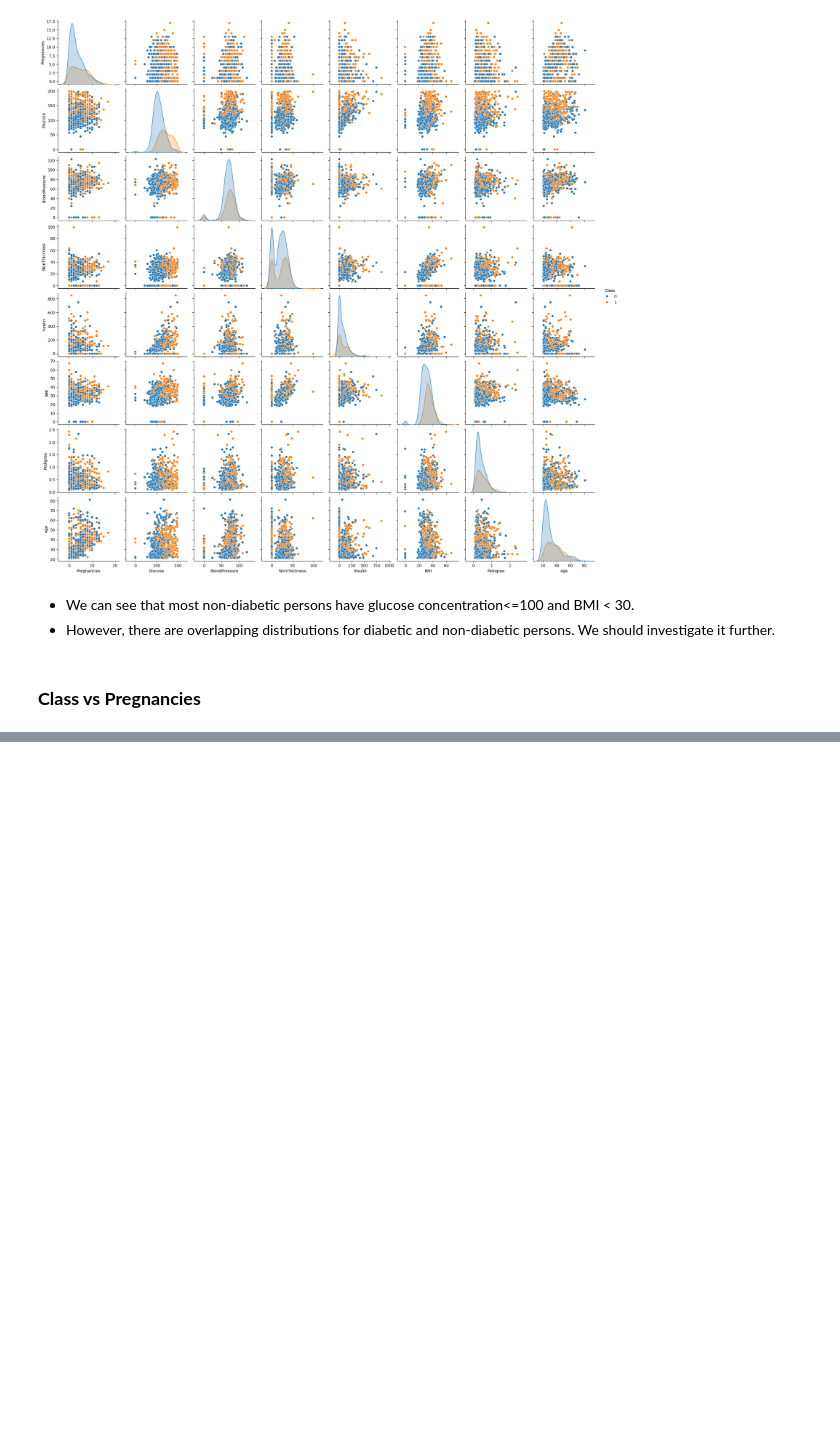
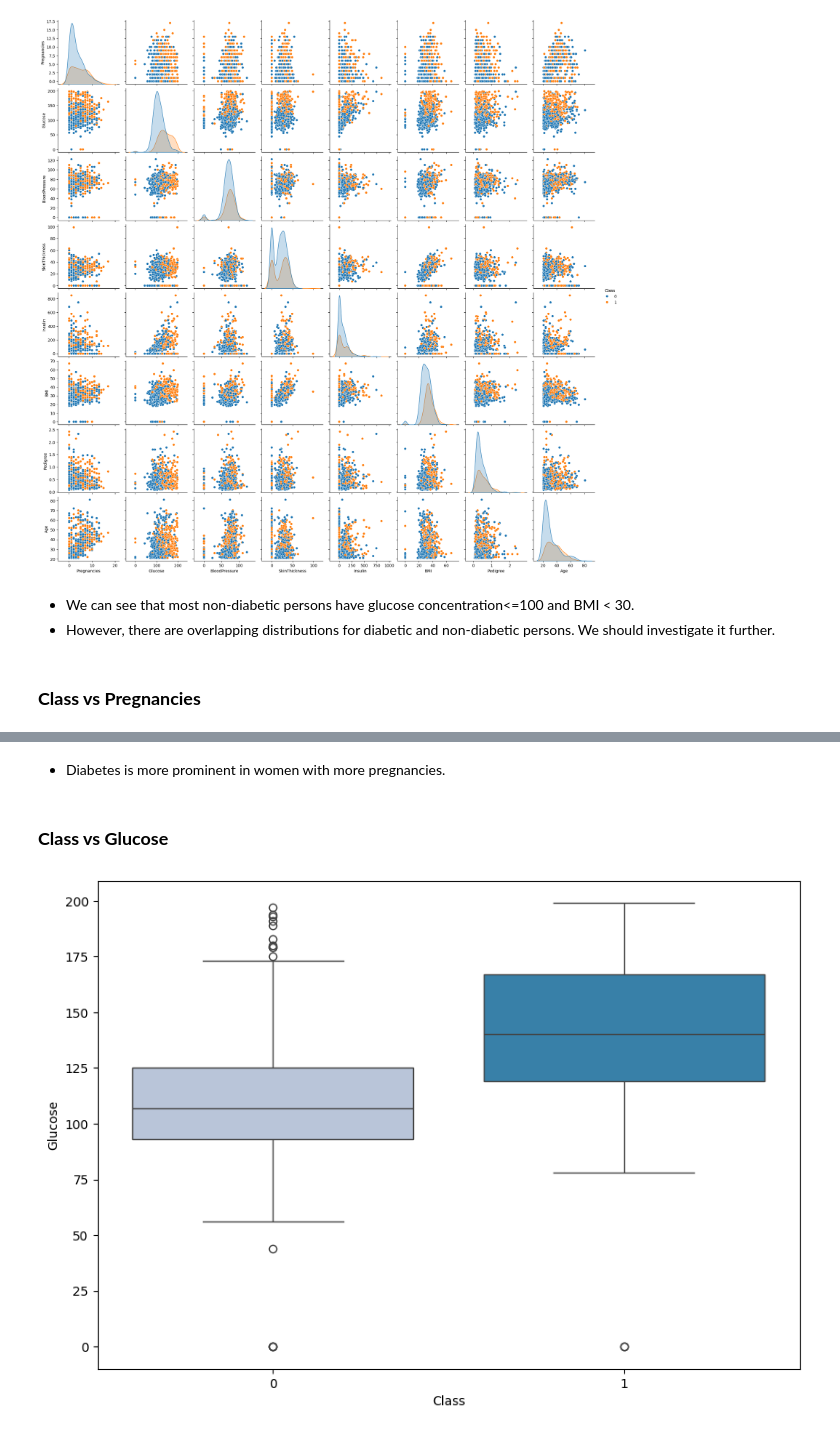
Before and after one commit to aimlalchemists/random-forest-diabetes-risk-prediction, a Jupyter notebook: Case_Study_DiabetesRisk_Prediction.ipynb, the cells around one changed output, grey strips where cells are left out. Drawn from its saved outputs; the diff is of its cells as text; code cells hidden in the pictures; blank space fills up the shorter version.

```diff
--- a/Case_Study_DiabetesRisk_Prediction.ipynb
+++ b/Case_Study_DiabetesRisk_Prediction.ipynb
@@ -353,0 +360,8 @@ NameError: name 'data' is not defined
+# %% [markdown]
+* Diabetes is more prominent in women with more pregnancies.
+# %% [markdown]
+### **Class vs Glucose**
+# %%
+boxplot("Glucose")
+# %% [output]
+[figure, added]
```
Also changed, not shown: parts of 28 cells of this notebook.
